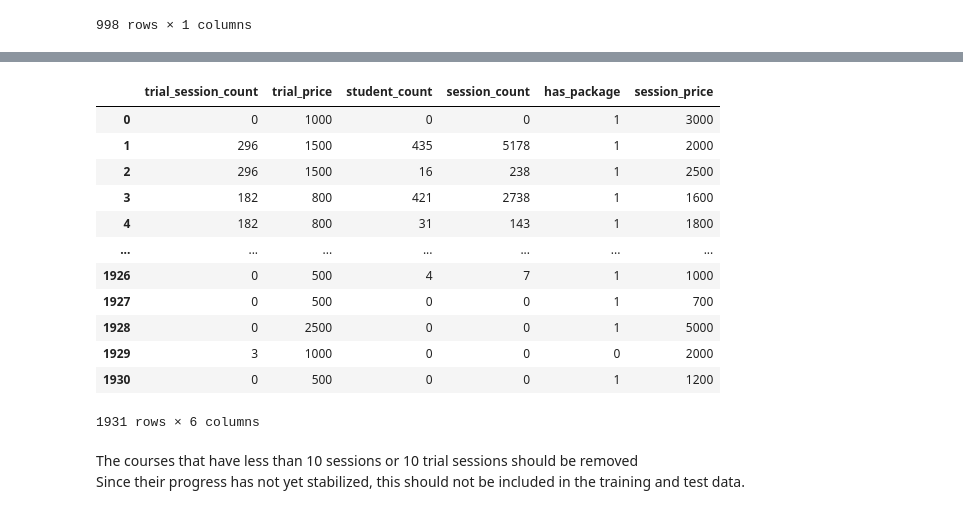
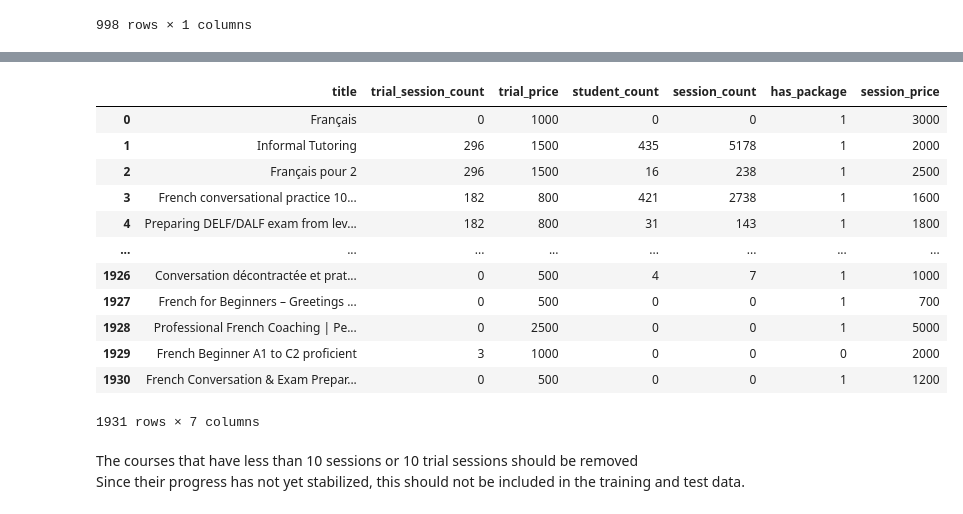
Before and after one commit to ernmin/Project4GA, a Jupyter notebook: prediction_model/prediction_model.ipynb, the cells around one changed output, grey strips where cells are left out. Saved outputs shown, nothing was run; the diff lists cells and outputs as text; code cells hidden in the pictures.

```diff
--- a/prediction_model/prediction_model.ipynb
+++ b/prediction_model/prediction_model.ipynb
@@ -115,27 +200,28 @@ pro_course_language('english')
 # %%
 def language_is_tutor(language, tutor):
     df_tutor_pro = is_tutor(tutor)
     df_language = pro_course_language(language)
     df_merged = pd.merge(df_tutor_pro, df_language, left_on='user_id', right_on='teacher_id', how='inner')
     # df_merged = df_merged[['user_id', 'trial_session_count', 'trial_price', 'student_count', 'session_count', 'has_package', 'session_price']]
-    df_merged = df_merged[['trial_session_count', 'trial_price', 'student_count', 'session_count', 'has_package', 'session_price']]
+    df_merged = df_merged[['title', 'trial_session_count', 'trial_price', 'student_count', 'session_count', 'has_package', 'session_price']]
+    # df_merged = df_merged[['trial_price', 'session_price']]
     return df_merged
 
 language_is_tutor('french', True)
 # %% [output]
-|  | trial_session_count | trial_price | student_count | session_count | has_package | session_price |
-| 0 | 0 | 1000 | 0 | 0 | 1 | 3000 |
-| 1 | 296 | 1500 | 435 | 5178 | 1 | 2000 |
-| 2 | 296 | 1500 | 16 | 238 | 1 | 2500 |
-| 3 | 182 | 800 | 421 | 2738 | 1 | 1600 |
-| 4 | 182 | 800 | 31 | 143 | 1 | 1800 |
-| ... | ... | ... | ... | ... | ... | ... |
-| 1926 | 0 | 500 | 4 | 7 | 1 | 1000 |
-| 1927 | 0 | 500 | 0 | 0 | 1 | 700 |
-| 1928 | 0 | 2500 | 0 | 0 | 1 | 5000 |
-| 1929 | 3 | 1000 | 0 | 0 | 0 | 2000 |
-| 1930 | 0 | 500 | 0 | 0 | 1 | 1200 |
+|  | title | trial_session_count | trial_price | student_count | session_count | has_package | session_price |
+| 0 | Français | 0 | 1000 | 0 | 0 | 1 | 3000 |
+| 1 | Informal Tutoring | 296 | 1500 | 435 | 5178 | 1 | 2000 |
+| 2 | Français pour 2 | 296 | 1500 | 16 | 238 | 1 | 2500 |
+| 3 | French conversational practice 10... | 182 | 800 | 421 | 2738 | 1 | 1600 |
+| 4 | Preparing DELF/DALF exam from lev... | 182 | 800 | 31 | 143 | 1 | 1800 |
+| ... | ... | ... | ... | ... | ... | ... | ... |
+| 1926 | Conversation décontractée et prat... | 0 | 500 | 4 | 7 | 1 | 1000 |
+| 1927 | French for Beginners – Greetings ... | 0 | 500 | 0 | 0 | 1 | 700 |
+| 1928 | Professional French Coaching | Pe... | 0 | 2500 | 0 | 0 | 1 | 5000 |
+| 1929 | French Beginner A1 to C2 proficient | 3 | 1000 | 0 | 0 | 0 | 2000 |
+| 1930 | French Conversation & Exam Prepar... | 0 | 500 | 0 | 0 | 1 | 1200 |
-1931 rows × 6 columns
+1931 rows × 7 columns
 # %% [markdown]
 The courses that have less than 10 sessions or 10 trial sessions should be removed\
 Since their progress has not yet stabilized, this should not be included in the training and test data.
```
Also changed, not shown: parts of 28 cells of this notebook, 3 other files.
